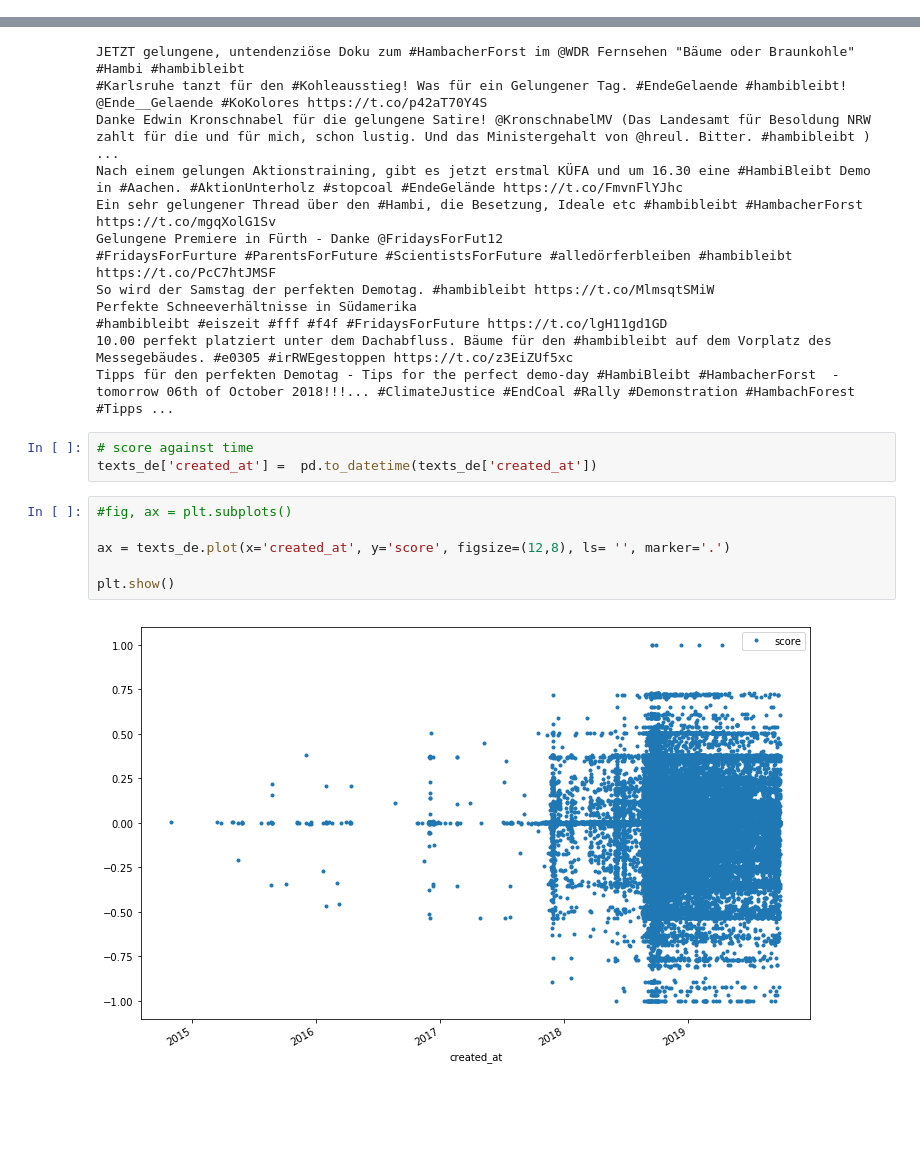
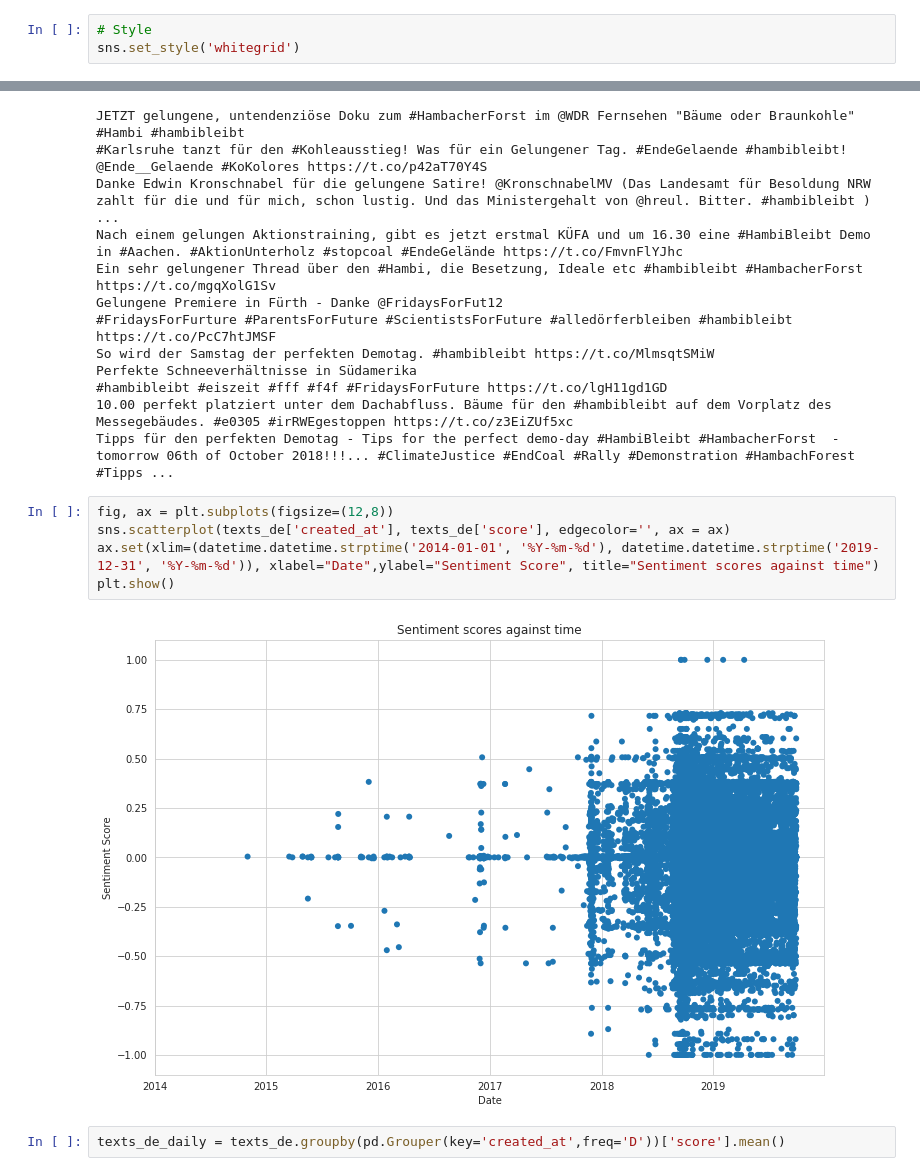
Before and after one commit to yuantinglee/twitter-discourse, a Jupyter notebook: analysis/sentiment_analysis.ipynb, the cells around one changed output, grey strips where cells are left out. Drawn from its saved outputs; the diff is of its cells as text; blank space fills up the shorter version.

Commit message:
plot score averages over time

```diff
--- a/analysis/sentiment_analysis.ipynb
+++ b/analysis/sentiment_analysis.ipynb
@@ -215,5 +215,8 @@ texts_de.to_csv('texts_de.csv')
 ---
 # %% [markdown]
 ### Results
+# %%
+# Style
+sns.set_style('whitegrid')
 # %%
 texts_de = pd.read_csv('texts_de.csv', index_col=[0])
@@ -295,14 +301,12 @@ Perfekte Schneeverhältnisse in Südamerika
 #hambibleibt #eiszeit #fff #f4f #FridaysForFuture https://t.co/lgH11gd1GD
 10.00 perfekt platziert unter dem Dachabfluss. Bäume für den #hambibleibt auf dem Vorplatz des Messegebäudes. #e0305 #irRWEgestoppen https://t.co/z3EiZUf5xc
 Tipps für den perfekten Demotag - Tips for the perfect demo-day #HambiBleibt #HambacherForst  - tomorrow 06th of October 2018!!!... #ClimateJustice #EndCoal #Rally #Demonstration #HambachForest #Tipps ...
-# %%
-# score against time
-texts_de['created_at'] =  pd.to_datetime(texts_de['created_at'])
-# %%
-#fig, ax = plt.subplots()
-
-ax = texts_de.plot(x='created_at', y='score', figsize=(12,8), ls= '', marker='.')
-
-plt.show()
-# %% [output]
-[figure, removed]
+# %%
+fig, ax = plt.subplots(figsize=(12,8))
+sns.scatterplot(texts_de['created_at'], texts_de['score'], edgecolor='', ax = ax)
+ax.set(xlim=(datetime.datetime.strptime('2014-01-01', '%Y-%m-%d'), datetime.datetime.strptime('2019-12-31', '%Y-%m-%d')), xlabel="Date",ylabel="Sentiment Score", title="Sentiment scores against time")
+plt.show()
+# %% [output]
+[figure, added]
+# %%
+texts_de_daily = texts_de.groupby(pd.Grouper(key='created_at',freq='D'))['score'].mean()
```
Also changed, not shown: parts of 8 cells of this notebook.
